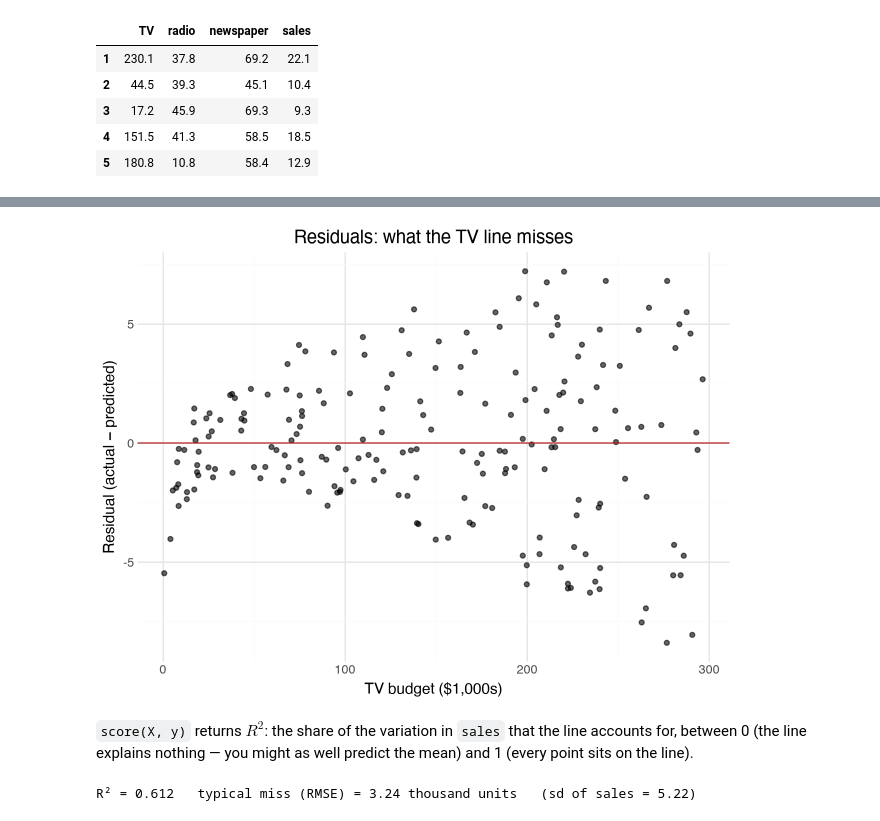
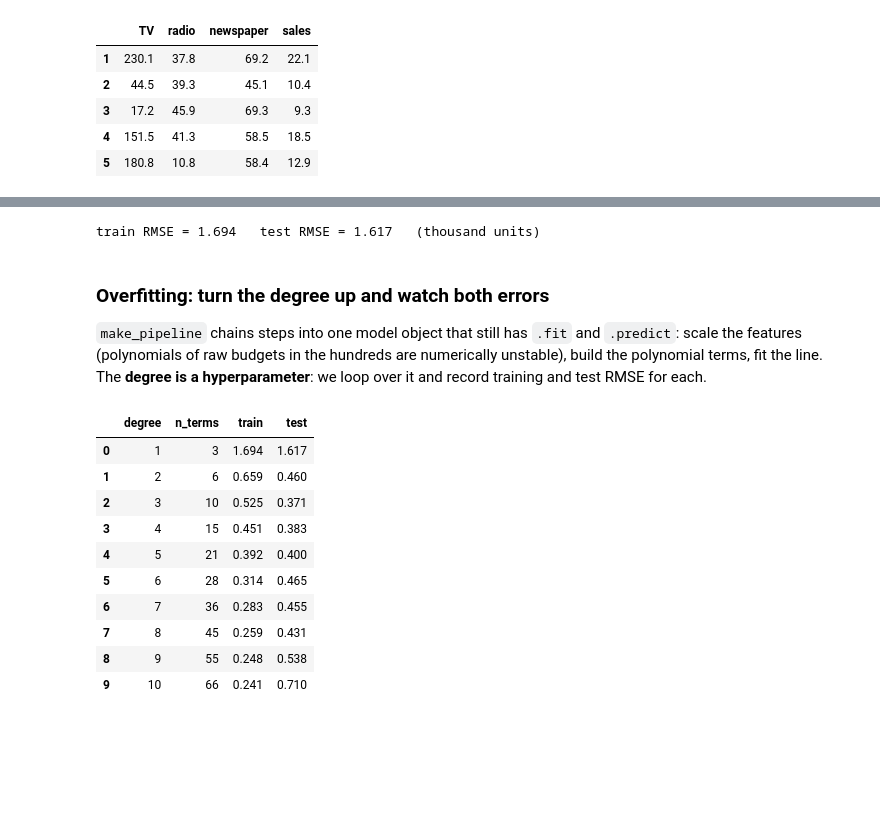
Before and after one commit to gato365/gsb5544_instructor_learn_prep, a Jupyter notebook: assignments/practice_activities/week_8/GSB5544_Topic_8_2_Regression-solution.ipynb, the cells around one changed output, grey strips where cells are left out. Drawn from its saved outputs; the diff is of its cells as text; code cells hidden in the pictures; blank space fills up the shorter version.

```diff
--- a/assignments/practice_activities/week_8/GSB5544_Topic_8_2_Regression-solution.ipynb
+++ b/assignments/practice_activities/week_8/GSB5544_Topic_8_2_Regression-solution.ipynb
@@ -237,17 +214,39 @@ ads[["TV", "sales", "pred_tv", "resid_tv"]].head().round(2)
+# %%
+features = ["TV", "radio"]
+model = LinearRegression().fit(train[features], train["sales"])
+
+rmse_train = root_mean_squared_error(train["sales"], model.predict(train[features]))
+rmse_test = root_mean_squared_error(test["sales"], model.predict(test[features]))
+print(f"train RMSE = {rmse_train:.3f}   test RMSE = {rmse_test:.3f}   (thousand units)")
+# %% [output]
+train RMSE = 1.694   test RMSE = 1.617   (thousand units)
+# %% [markdown]
+### Overfitting: turn the degree up and watch both errors
+
+`make_pipeline` chains steps into one model object that still has `.fit` and `.predict`: scale the
+features (polynomials of raw budgets in the hundreds are numerically unstable), build the polynomial
+terms, fit the line. The **degree is a hyperparameter**: we loop over it and record training and test
+RMSE for each.
 # %%
-(ggplot(ads, aes(x="TV", y="resid_tv"))
- + geom_point(alpha=0.6)
- + geom_hline(yintercept=0, color="firebrick")
- + labs(x="TV budget ($1,000s)", y="Residual (actual − predicted)", title="Residuals: what the TV line misses")
- + theme_minimal())
+rows = []
+for degree in range(1, 11):
+    pipe = make_pipeline(StandardScaler(), PolynomialFeatures(degree=degree), LinearRegression())
+    pipe.fit(train[features], train["sales"])
+    rows.append({"degree": degree,
+                 "n_terms": pipe[-1].coef_.size,
+                 "train": root_mean_squared_error(train["sales"], pipe.predict(train[features])),
+                 "test": root_mean_squared_error(test["sales"], pipe.predict(test[features]))})
+errors = pd.DataFrame(rows)
+errors.round(3)
 # %% [output]
-[figure, removed]
+|  | degree | n_terms | train | test |
+| 0 | 1 | 3 | 1.694 | 1.617 |
+| 1 | 2 | 6 | 0.659 | 0.460 |
+| 2 | 3 | 10 | 0.525 | 0.371 |
+| 3 | 4 | 15 | 0.451 | 0.383 |
+| 4 | 5 | 21 | 0.392 | 0.400 |
+| 5 | 6 | 28 | 0.314 | 0.465 |
+| 6 | 7 | 36 | 0.283 | 0.455 |
+| 7 | 8 | 45 | 0.259 | 0.431 |
+| 8 | 9 | 55 | 0.248 | 0.538 |
+| 9 | 10 | 66 | 0.241 | 0.710 |
-# %% [markdown]
-`score(X, y)` returns **$R^2$**: the share of the variation in `sales` that the line accounts for, between 0
-(the line explains nothing — you might as well predict the mean) and 1 (every point sits on the line).
-# %%
-r2_tv = model_tv.score(X, y)
-rmse_tv = np.sqrt((ads["resid_tv"] ** 2).mean())
-print(f"R² = {r2_tv:.3f}   typical miss (RMSE) = {rmse_tv:.2f} thousand units   (sd of sales = {ads['sales'].std():.2f})")
-# %% [output]
-R² = 0.612   typical miss (RMSE) = 3.24 thousand units   (sd of sales = 5.22)
```
Also changed, not shown: parts of 58 cells of this notebook, 6 other files.
